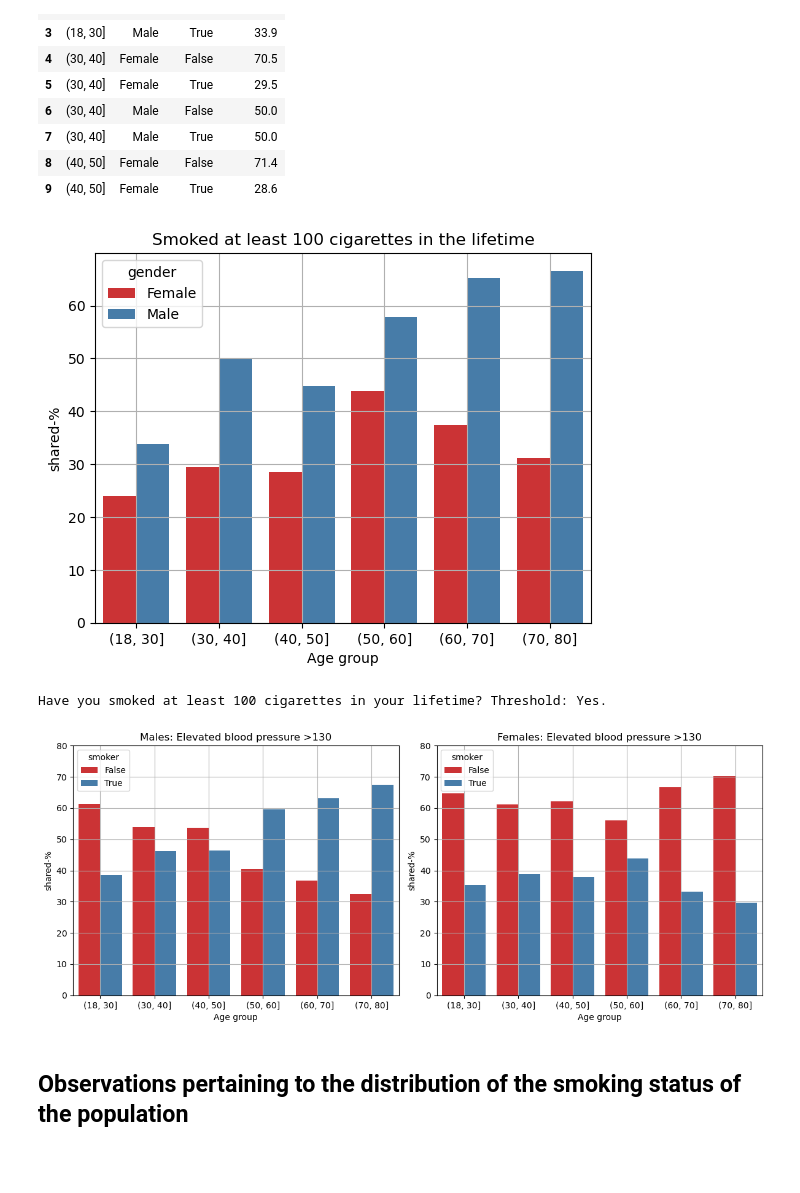
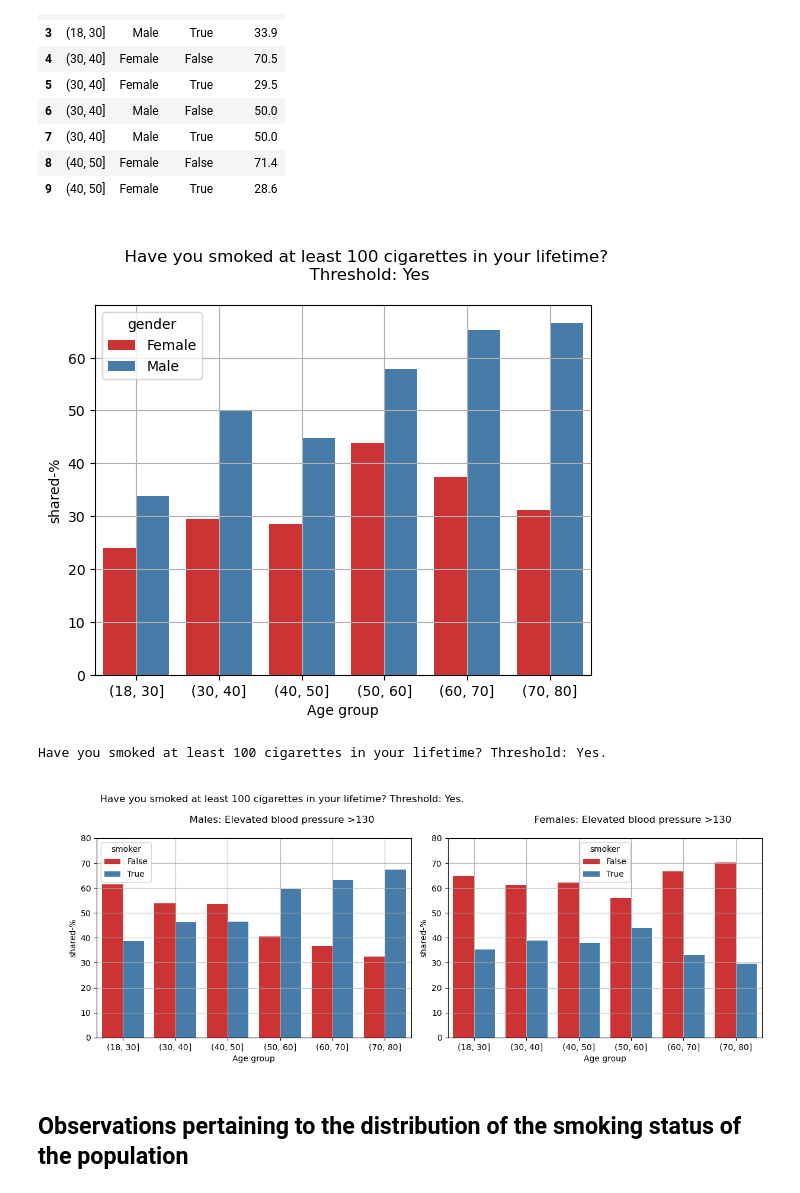
Before and after one commit to jahokas/statistics, a Jupyter notebook: nhanes_study.ipynb, the cells around one changed output. Cells and saved outputs as stored; diff of their text form; code cells hidden in the pictures; blank space fills up the shorter version.

```diff
--- a/nhanes_study.ipynb
+++ b/nhanes_study.ipynb
@@ -263,9 +262,12 @@ Have you smoked at least 100 cigarettes in your lifetime? Threshold: Yes.
 # %%
 # plt.figure(figsize=(10, 5))
 sns.barplot(data=x.query('smoker == True'), x="agegrp", y="shared-%", hue="gender", palette="Set1")
-plt.title("Smoked at least 100 cigarettes in the lifetime")
+plt.title("""
+          Have you smoked at least 100 cigarettes in your lifetime?
+          Threshold: Yes
+          """)
 plt.xlabel('Age group')
 plt.grid(True)
 # %% [output]
-[figure, old version]
+[figure, new version]
 # %%
@@ -281,16 +281,22 @@ Have you smoked at least 100 cigarettes in your lifetime? Threshold: Yes.
 # %%
 fig, axes = plt.subplots(1, 2, figsize=(12, 5))
 
-# Plot for smokers
+# Plot for elevated blood pressures for male
 sns.barplot(data=xp.query('elevated_bloodpr == True & gender == "Male"'), x="agegrp", y="shared-%", hue="smoker", palette="Set1", ax=axes[0])
-axes[0].set_title("Males: Elevated blood pressure >130")
+axes[0].set_title("""
+                  Have you smoked at least 100 cigarettes in your lifetime? Threshold: Yes.
+
+                  Males: Elevated blood pressure >130
+                  """)
 axes[0].set_xlabel('Age group')
 axes[0].set_ylim(0, 80)
 axes[0].grid(True)
 
-# Plot for non-smokers
+# Plot for elevated blood pressures for female
 sns.barplot(data=xp.query('elevated_bloodpr == True & gender == "Female"'), x="agegrp", y="shared-%", hue="smoker", palette="Set1", ax=axes[1])
-axes[1].set_title("Females: Elevated blood pressure >130")
+axes[1].set_title("""
+                  Females: Elevated blood pressure >130
+                  """)
 axes[1].set_xlabel('Age group')
 axes[1].set_ylim(0, 80)
 axes[1].grid(True)
@@ -298,7 +304,7 @@ axes[1].grid(True)
 plt.tight_layout()
 plt.show()
 # %% [output]
-[figure, old version]
+[figure, new version]
 # %% [markdown]
 ## Observations pertaining to the distribution of the smoking status of the population
 # %%
```
Also changed, not shown: parts of 29 cells of this notebook.
